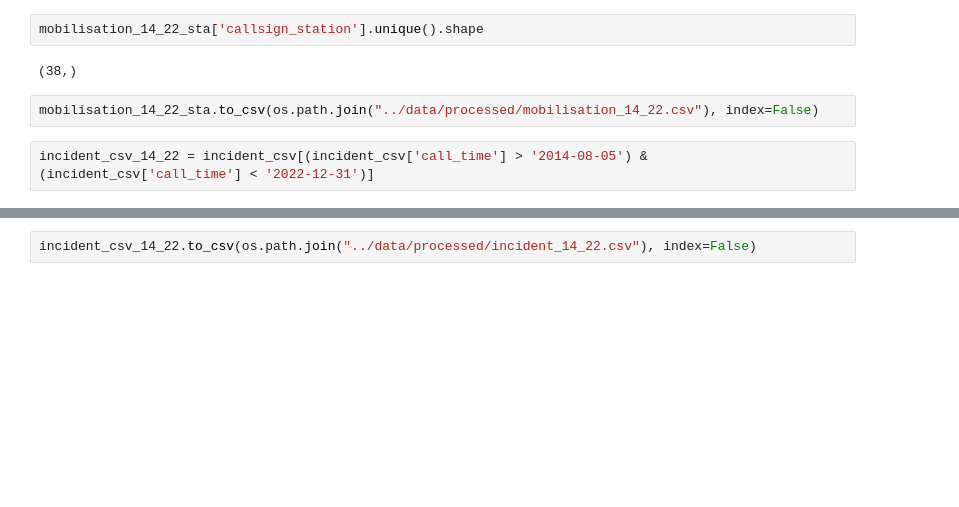
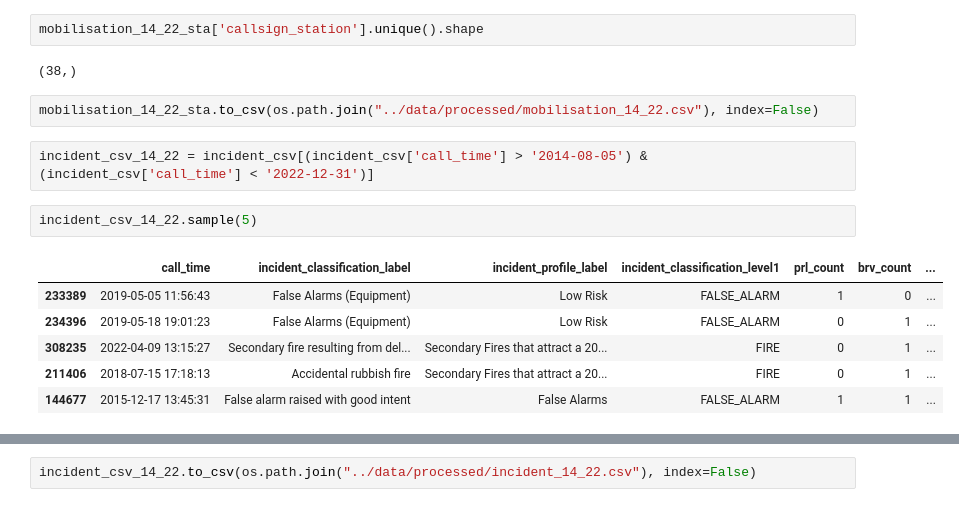
Before and after one commit to BohaoSuCC/CASADataHackathon, a Jupyter notebook: DataPreprocess/PreprocessBohao.ipynb, the cells around one changed output, grey strips where cells are left out. Drawn from its saved outputs; the diff is of its cells as text; blank space fills up the shorter version.

```diff
--- a/DataPreprocess/PreprocessBohao.ipynb
+++ b/DataPreprocess/PreprocessBohao.ipynb
@@ -130,3 +116,12 @@ mobilisation_14_22_sta['callsign_station'].unique().shape
 mobilisation_14_22_sta.to_csv(os.path.join("../data/processed/mobilisation_14_22.csv"), index=False)
 # %%
 incident_csv_14_22 = incident_csv[(incident_csv['call_time'] > '2014-08-05') & (incident_csv['call_time'] < '2022-12-31')]
+# %%
+incident_csv_14_22.sample(5)
+# %% [output]
+|  | call_time | incident_classification_label | incident_profile_label | incident_classification_level1 | prl_count | brv_count | ... |
+| 233389 | 2019-05-05 11:56:43 | False Alarms (Equipment) | Low Risk | FALSE_ALARM | 1 | 0 | ... |
+| 234396 | 2019-05-18 19:01:23 | False Alarms (Equipment) | Low Risk | FALSE_ALARM | 0 | 1 | ... |
+| 308235 | 2022-04-09 13:15:27 | Secondary fire resulting from del... | Secondary Fires that attract a 20... | FIRE | 0 | 1 | ... |
+| 211406 | 2018-07-15 17:18:13 | Accidental rubbish fire | Secondary Fires that attract a 20... | FIRE | 0 | 1 | ... |
+| 144677 | 2015-12-17 13:45:31 | False alarm raised with good intent | False Alarms | FALSE_ALARM | 1 | 1 | ... |
```
Also changed, not shown: parts of 12 cells of this notebook, 7 other files.
